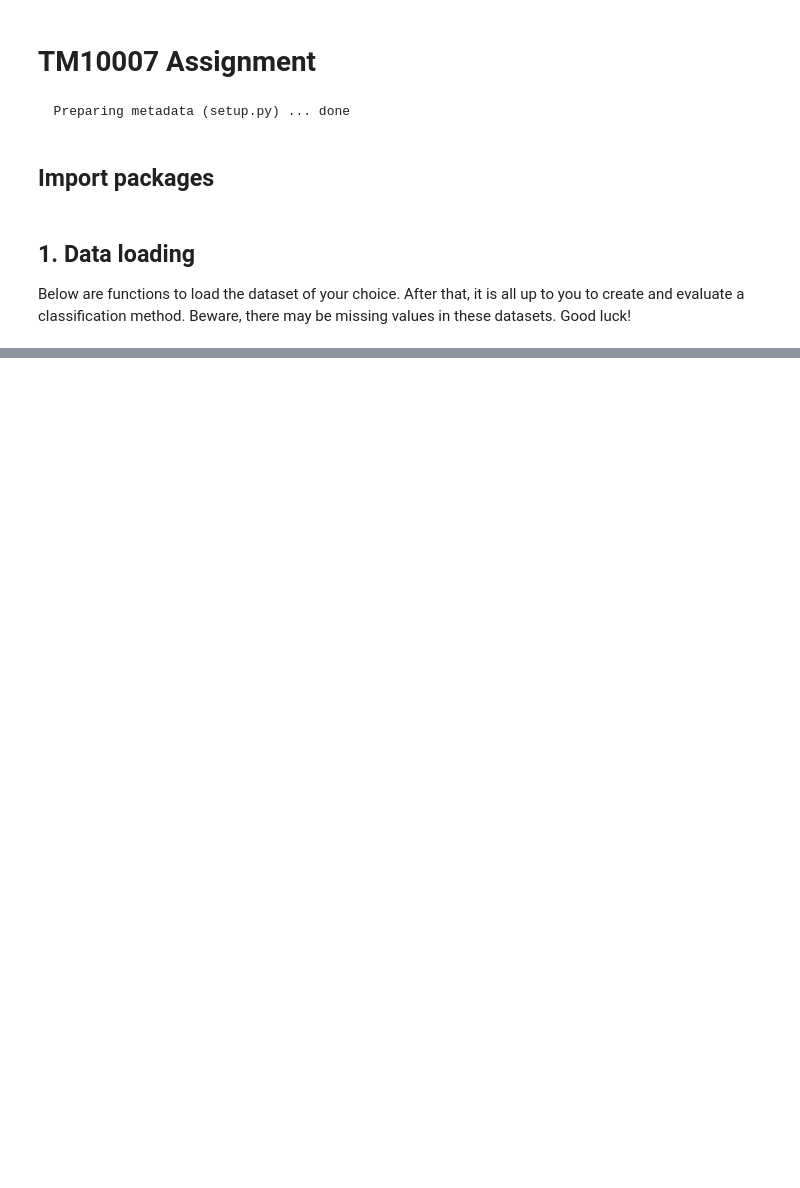
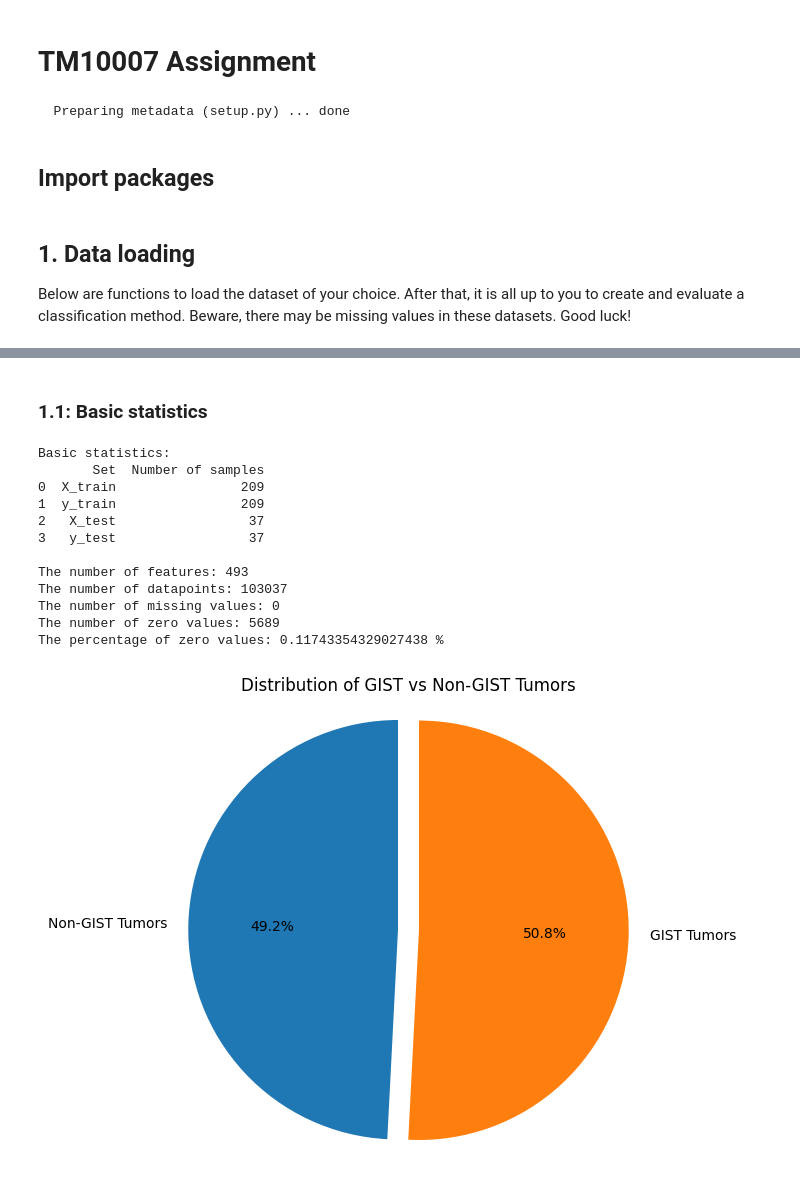
Before and after one commit to Roberto-TM/TM10007_ML_Project_group3, a Jupyter notebook: assignment.ipynb, the cells around one changed output, grey strips where cells are left out. Saved outputs shown, nothing was run; the diff lists cells and outputs as text; code cells hidden in the pictures; blank space fills up the shorter version.

```diff
--- a/assignment.ipynb
+++ b/assignment.ipynb
@@ -432,0 +51,54 @@ Text(0.5, 1.0, 'Learning Curve')
+# %% [markdown]
+### 1.1: Basic statistics
+# %%
+# Calculate basic statistics
+data_sizes = {
+    'Set': ['X_train', 'y_train', 'X_test', 'y_test'],
+    'Number of samples': [len(X_train), len(y_train), len(X_test), len(y_test)]
+    }
+# Convert to DataFrame
+summary_df = pd.DataFrame(data_sizes)
+n_samples = len(X_train)
+n_features = len(X_train.columns)
+
+n_missing = X_train.isna().sum().sum()
+n_zero = (X_train == 0).sum().sum()
+
+n_non_gist = (y == 0).sum().sum()
+n_gist = (y == 1).sum().sum()
+
+# Print basic statistics
+print("Basic statistics:")
+print(summary_df)
+
+print(f'\nThe number of features: {n_features}')
+print(f'The number of datapoints: {n_samples * n_features}')
+print(f"The number of missing values: {n_missing}")
+print(f"The number of zero values: {n_zero}")
+print(f"The percentage of zero values: {n_non_gist/(n_samples*n_features)*100} %\n")
+
+# Data for the pie chart
+labels = ['Non-GIST Tumors', 'GIST Tumors']
+sizes = [n_non_gist, n_gist]
+explode = (0.05, 0.05)  # Slightly "explode" both slices for emphasis
+
+# Create pie chart
+plt.figure(figsize=(6, 6))
+plt.pie(sizes, labels=labels, autopct='%1.1f%%', startangle=90, explode=explode)
+plt.title('Distribution of GIST vs Non-GIST Tumors')
+plt.axis('equal')
+plt.show()
+# %% [output]
+Basic statistics:
+       Set  Number of samples
+0  X_train                209
+1  y_train                209
+2   X_test                 37
+3   y_test                 37
+
+The number of features: 493
+The number of datapoints: 103037
+The number of missing values: 0
+The number of zero values: 5689
+The percentage of zero values: 0.11743354329027438 %
+[figure, added]
```
Also changed, not shown: parts of 50 cells of this notebook.
